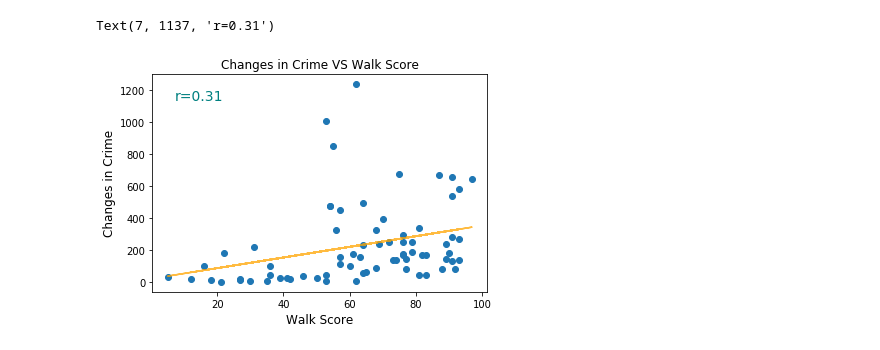
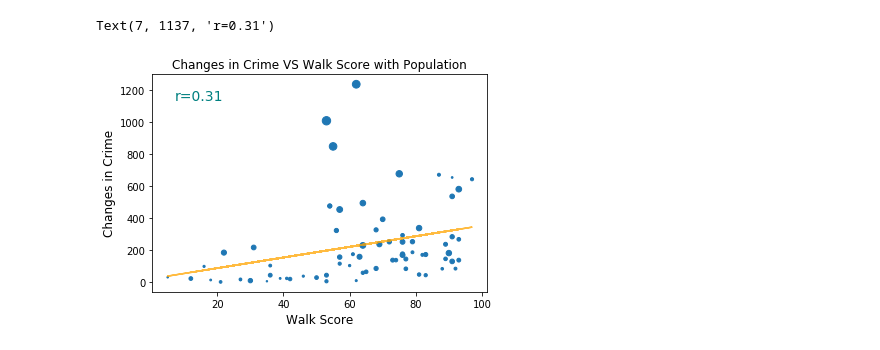
Before and after one commit to troypramsey/WalkabilityRaceIncome_InPortland_2012-2018, a Jupyter notebook: Walkscore_VS_Crime_DF.ipynb, the cells around one changed output. Cells and saved outputs as stored; diff of their text form; code cells hidden in the pictures.

```diff
--- a/Walkscore_VS_Crime_DF.ipynb
+++ b/Walkscore_VS_Crime_DF.ipynb
@@ -61,25 +61,27 @@ cc_vs_walk.to_csv('CSVs/crime_vs_walkscore.csv', index=False, header=True)
 # %%
 cvw = pd.read_csv('CSVs/crime_vs_walkscore.csv')
 
 cvw['Change in Crime'] = pd.DataFrame(cvw['OffenseCount2018'] - cvw['OffenseCount2015'])
-crime_walk_df = cvw.drop(columns=['Name', 'OffenseCount2015', 'OffenseCount2018', 'Population', 'lat', 'lng'])
+crime_walk_df = cvw.drop(columns=['Zipcode', 'OffenseCount2015', 'OffenseCount2018', 'lat', 'lng'])
 
 crime_walk_df.sort_values(by='Walk Score')
+crime_walk_df['Population'] = crime_walk_df['Population'].str.replace(',','').astype(float)
 
 x_values = crime_walk_df['Walk Score']
 y_values = crime_walk_df['Change in Crime']
+z_values = crime_walk_df['Population']
 
-plt.scatter(x_values, y_values)
+plt.scatter(x=x_values, y=y_values, s=z_values/(z_values.min()/2))
 plt.xlabel('Walk Score', fontsize=12.0)
 plt.ylabel('Changes in Crime', fontsize=12.0)
-plt.title('Changes in Crime VS Walk Score')
+plt.title('Changes in Crime VS Walk Score with Population')
 
 (slope, intercept, rvalue, pvalue, stderr) = linregress(x_values, y_values)
 
 regress_values = x_values * slope + intercept
 line_eq = 'y = ' + str(round(slope,2)) + 'x + ' + str(round(intercept,2))
 plt.plot(x_values, regress_values, color='orange', linestyle='solid', alpha=.75)
 plt.annotate(f'r={round(rvalue, 2)}', (x_values.min()+2, y_values.max()-100), fontsize=14,color='teal')
 # %% [output]
 Text(7, 1137, 'r=0.31')
-[figure, old version]
+[figure, new version]
```
Also changed, not shown: parts of 3 cells of this notebook.
